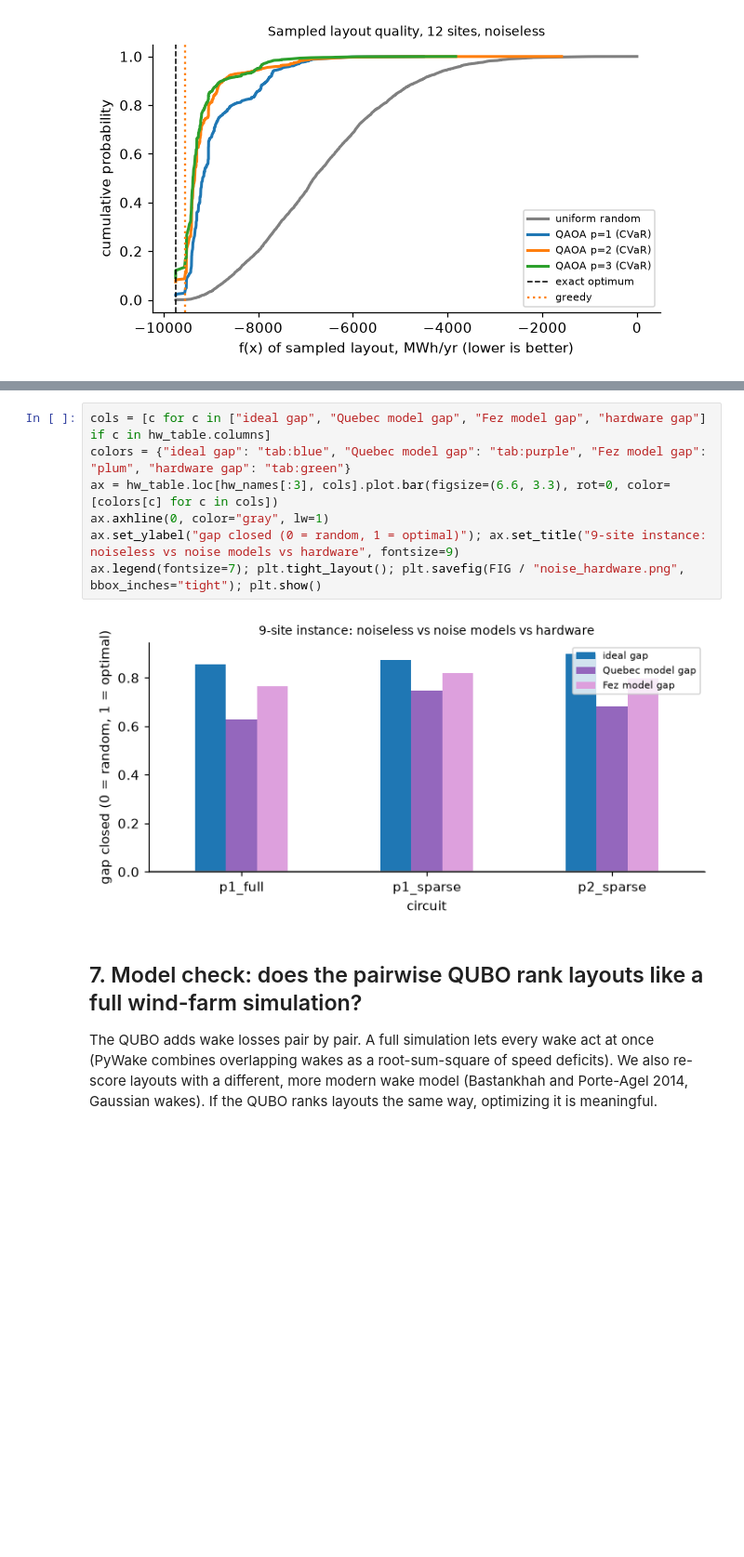
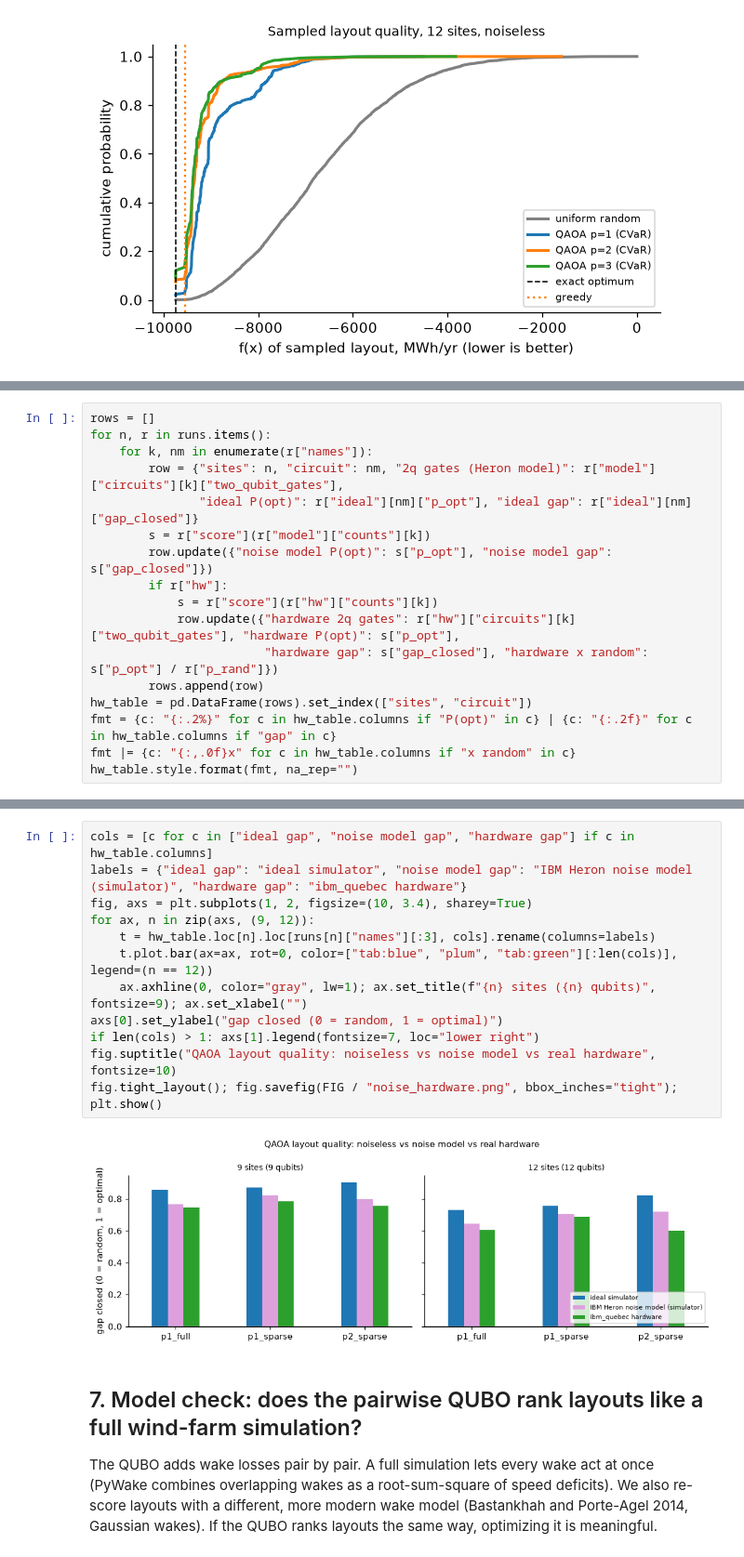
Before and after one commit to mrw-soumik/Qiskit-AI-Entanglers-, a Jupyter notebook: wakewise.ipynb, the cells around one changed output, grey strips where cells are left out. Shown at 93% size. Cells and saved outputs as stored; diff of their text form; blank space fills up the shorter version.

```diff
--- a/wakewise.ipynb
+++ b/wakewise.ipynb
@@ -413,0 +379,17 @@ control circuit, distance from uniform (TVD): Quebec model 0.152, Fez model 0.15
+# %%
+rows = []
+for n, r in runs.items():
+    for k, nm in enumerate(r["names"]):
+        row = {"sites": n, "circuit": nm, "2q gates (Heron model)": r["model"]["circuits"][k]["two_qubit_gates"],
+               "ideal P(opt)": r["ideal"][nm]["p_opt"], "ideal gap": r["ideal"][nm]["gap_closed"]}
+        s = r["score"](r["model"]["counts"][k])
+        row.update({"noise model P(opt)": s["p_opt"], "noise model gap": s["gap_closed"]})
+        if r["hw"]:
+            s = r["score"](r["hw"]["counts"][k])
+            row.update({"hardware 2q gates": r["hw"]["circuits"][k]["two_qubit_gates"], "hardware P(opt)": s["p_opt"],
+                        "hardware gap": s["gap_closed"], "hardware x random": s["p_opt"] / r["p_rand"]})
+        rows.append(row)
+hw_table = pd.DataFrame(rows).set_index(["sites", "circuit"])
+fmt = {c: "{:.2%}" for c in hw_table.columns if "P(opt)" in c} | {c: "{:.2f}" for c in hw_table.columns if "gap" in c}
+fmt |= {c: "{:,.0f}x" for c in hw_table.columns if "x random" in c}
+hw_table.style.format(fmt, na_rep="")
@@ -414,12 +407,17 @@ control circuit, distance from uniform (TVD): Quebec model 0.152, Fez model 0.15
 # %%
-cols = [c for c in ["ideal gap", "Quebec model gap", "Fez model gap", "hardware gap"] if c in hw_table.columns]
-colors = {"ideal gap": "tab:blue", "Quebec model gap": "tab:purple", "Fez model gap": "plum", "hardware gap": "tab:green"}
-ax = hw_table.loc[hw_names[:3], cols].plot.bar(figsize=(6.6, 3.3), rot=0, color=[colors[c] for c in cols])
-ax.axhline(0, color="gray", lw=1)
-ax.set_ylabel("gap closed (0 = random, 1 = optimal)"); ax.set_title("9-site instance: noiseless vs noise models vs hardware", fontsize=9)
-ax.legend(fontsize=7); plt.tight_layout(); plt.savefig(FIG / "noise_hardware.png", bbox_inches="tight"); plt.show()
+cols = [c for c in ["ideal gap", "noise model gap", "hardware gap"] if c in hw_table.columns]
+labels = {"ideal gap": "ideal simulator", "noise model gap": "IBM Heron noise model (simulator)", "hardware gap": "ibm_quebec hardware"}
+fig, axs = plt.subplots(1, 2, figsize=(10, 3.4), sharey=True)
+for ax, n in zip(axs, (9, 12)):
+    t = hw_table.loc[n].loc[runs[n]["names"][:3], cols].rename(columns=labels)
+    t.plot.bar(ax=ax, rot=0, color=["tab:blue", "plum", "tab:green"][:len(cols)], legend=(n == 12))
+    ax.axhline(0, color="gray", lw=1); ax.set_title(f"{n} sites ({n} qubits)", fontsize=9); ax.set_xlabel("")
+axs[0].set_ylabel("gap closed (0 = random, 1 = optimal)")
+if len(cols) > 1: axs[1].legend(fontsize=7, loc="lower right")
+fig.suptitle("QAOA layout quality: noiseless vs noise model vs real hardware", fontsize=10)
+fig.tight_layout(); fig.savefig(FIG / "noise_hardware.png", bbox_inches="tight"); plt.show()
 # %% [output]
-[figure, old version]
+[figure, new version]
 # %% [markdown]
 ## 7. Model check: does the pairwise QUBO rank layouts like a full wind-farm simulation?
 
```
Also changed, not shown: parts of 9 cells of this notebook, 11 other files.
